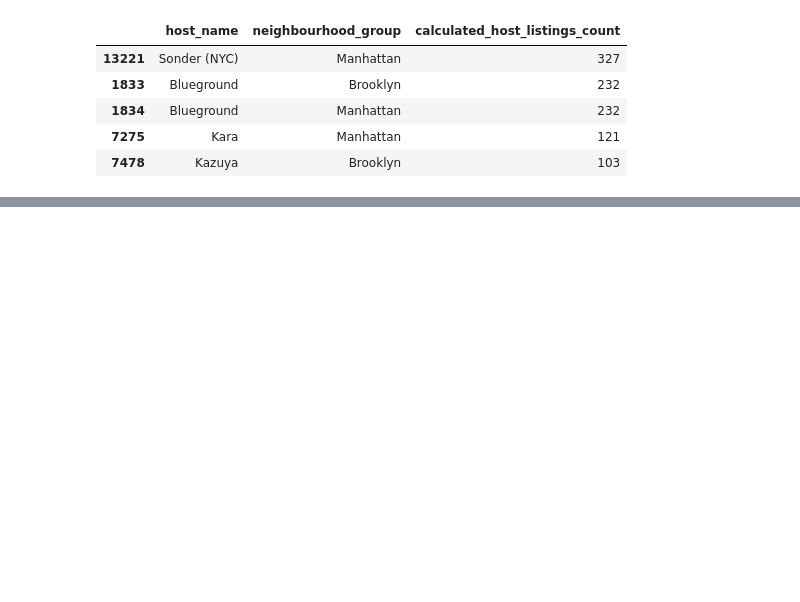
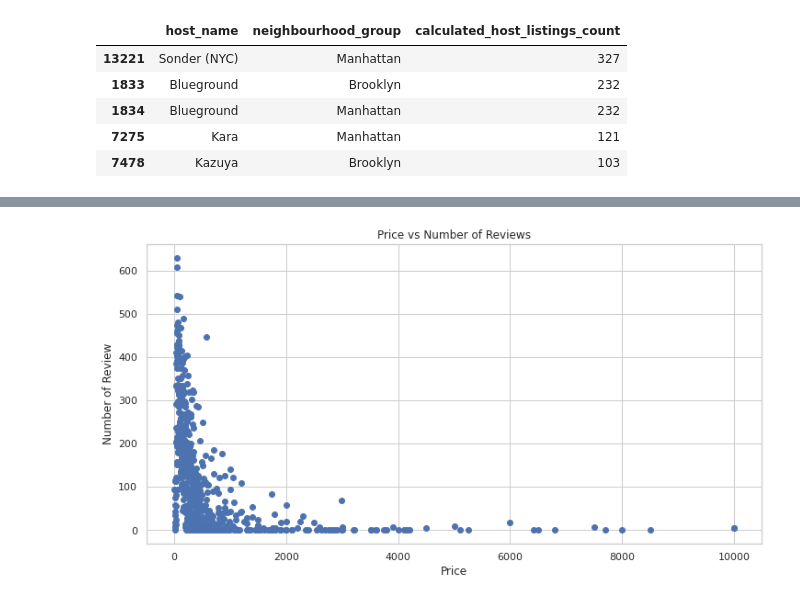
Before and after one commit to BiswajitPaul7/Airbnb-Bookings-Analysis-Capstone-Project, a Jupyter notebook: Airbnb_Bookings_Analysis_Capstone_Project_Solution.ipynb, the cells around one changed output, grey strips where cells are left out. Saved outputs shown, nothing was run; the diff lists cells and outputs as text; code cells hidden in the pictures; blank space fills up the shorter version.

```diff
--- a/Airbnb_Bookings_Analysis_Capstone_Project_Solution.ipynb
+++ b/Airbnb_Bookings_Analysis_Capstone_Project_Solution.ipynb
@@ -214,0 +236,3 @@ plt.show()
+# %%
+price_area = modified_df.groupby(['price'])['number_of_reviews'].max().reset_index()
+price_area.head(5)
@@ -214,0 +246,14 @@ plt.show()
+# %%
+# creating the scatter plot
+area = price_area['price']
+price = price_area['number_of_reviews']
+
+fig = plt.figure(figsize = (12, 6))
+plt.scatter(area, price)
+
+plt.xlabel("Price")
+plt.ylabel("Number of Review")
+plt.title("Price vs Number of Reviews")
+plt.show()
+# %% [output]
+[figure, added]
```
Also changed, not shown: parts of 14 cells of this notebook.
